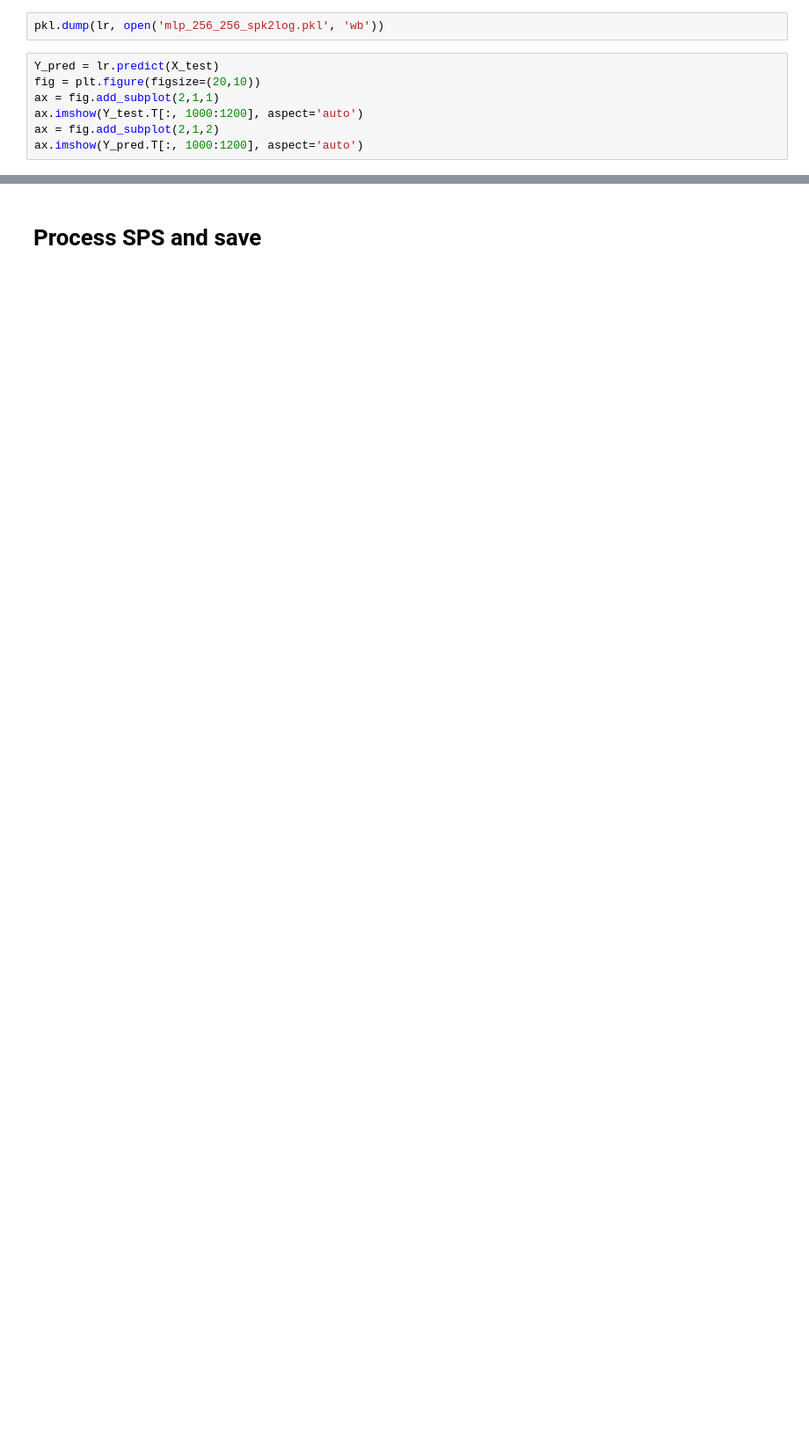
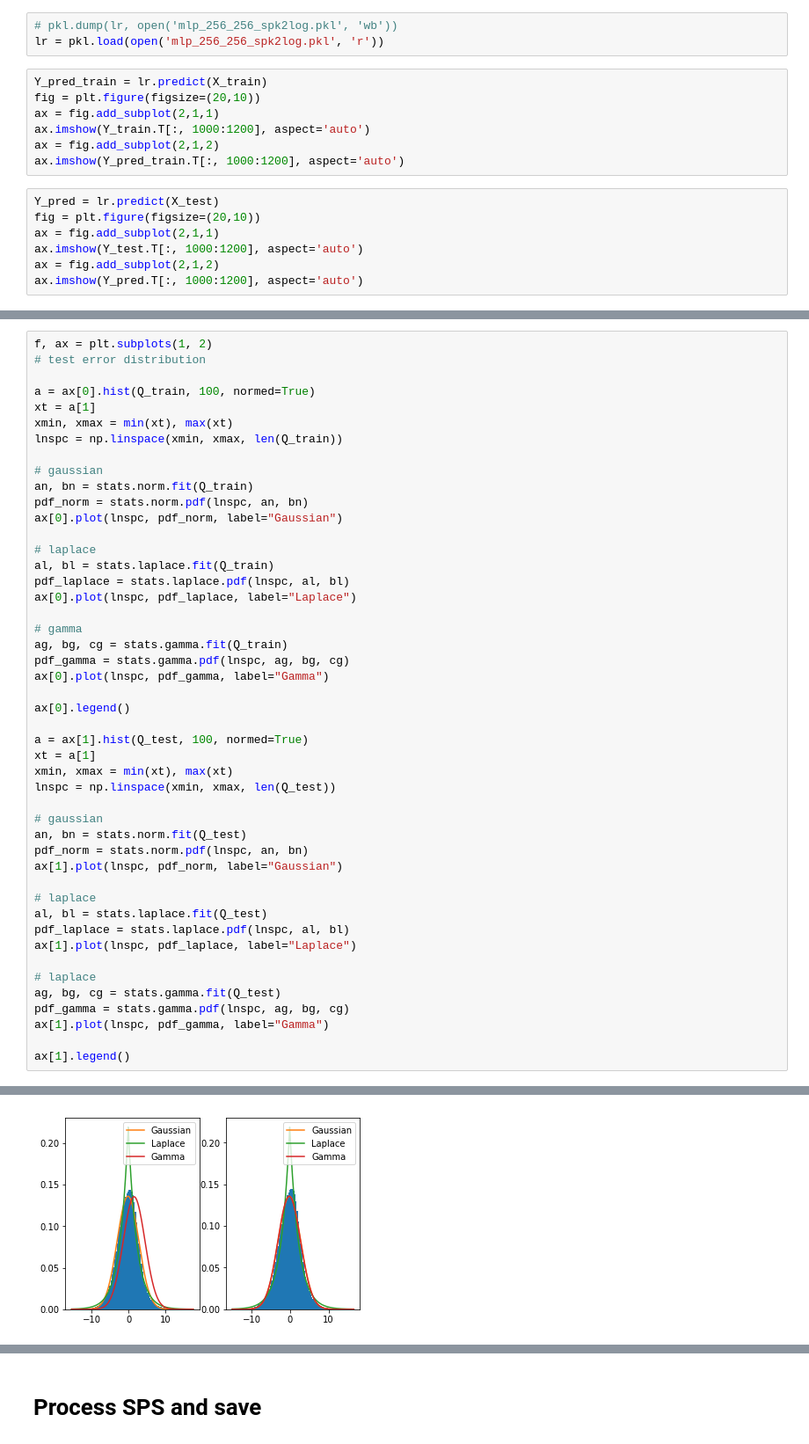
Before and after one commit to SensorsAudioINI/caesar_icassp2019, a Jupyter notebook: SPS_and_reconstruction.ipynb, the cells around one changed output, grey strips where cells are left out. Shown at 88% size. Cells and saved outputs as stored; diff of their text form; blank space fills up the shorter version.

```diff
--- a/SPS_and_reconstruction.ipynb
+++ b/SPS_and_reconstruction.ipynb
@@ -587,7 +670,15 @@ lr.fit(X_train, Y_train)
 
 Y_pred = lr.predict(X_test)
 # %%
-pkl.dump(lr, open('mlp_256_256_spk2log.pkl', 'wb'))
+# pkl.dump(lr, open('mlp_256_256_spk2log.pkl', 'wb'))
+lr = pkl.load(open('mlp_256_256_spk2log.pkl', 'r'))
+# %%
+Y_pred_train = lr.predict(X_train)
+fig = plt.figure(figsize=(20,10))
+ax = fig.add_subplot(2,1,1)
+ax.imshow(Y_train.T[:, 1000:1200], aspect='auto')
+ax = fig.add_subplot(2,1,2)
+ax.imshow(Y_pred_train.T[:, 1000:1200], aspect='auto')
 # %%
 Y_pred = lr.predict(X_test)
 fig = plt.figure(figsize=(20,10))
@@ -608,0 +779,48 @@ print "Variance of reconstruction noise is {}".format(gmm.covariances_[0][0][0])
+# %%
+f, ax = plt.subplots(1, 2)
+# test error distribution
+
+a = ax[0].hist(Q_train, 100, normed=True)
+xt = a[1]
+xmin, xmax = min(xt), max(xt)
+lnspc = np.linspace(xmin, xmax, len(Q_train))
+
+# gaussian
+an, bn = stats.norm.fit(Q_train)
+pdf_norm = stats.norm.pdf(lnspc, an, bn)
+ax[0].plot(lnspc, pdf_norm, label="Gaussian")
+
+# laplace
+al, bl = stats.laplace.fit(Q_train)
+pdf_laplace = stats.laplace.pdf(lnspc, al, bl)
+ax[0].plot(lnspc, pdf_laplace, label="Laplace")
+
+# gamma
+ag, bg, cg = stats.gamma.fit(Q_train)
+pdf_gamma = stats.gamma.pdf(lnspc, ag, bg, cg)
+ax[0].plot(lnspc, pdf_gamma, label="Gamma")
+
+ax[0].legend()
+
+a = ax[1].hist(Q_test, 100, normed=True)
+xt = a[1]
+xmin, xmax = min(xt), max(xt)
+lnspc = np.linspace(xmin, xmax, len(Q_test))
+
+# gaussian
+an, bn = stats.norm.fit(Q_test)
+pdf_norm = stats.norm.pdf(lnspc, an, bn)
+ax[1].plot(lnspc, pdf_norm, label="Gaussian")
+
+# laplace
+al, bl = stats.laplace.fit(Q_test)
+pdf_laplace = stats.laplace.pdf(lnspc, al, bl)
+ax[1].plot(lnspc, pdf_laplace, label="Laplace")
+
+# laplace
+ag, bg, cg = stats.gamma.fit(Q_test)
+pdf_gamma = stats.gamma.pdf(lnspc, ag, bg, cg)
+ax[1].plot(lnspc, pdf_gamma, label="Gamma")
+
+ax[1].legend()
+# %% [output]
@@ -608,0 +828 @@ print "Variance of reconstruction noise is {}".format(gmm.covariances_[0][0][0])
+[figure, added]
```
Also changed, not shown: parts of 65 cells of this notebook, 7 other files.
